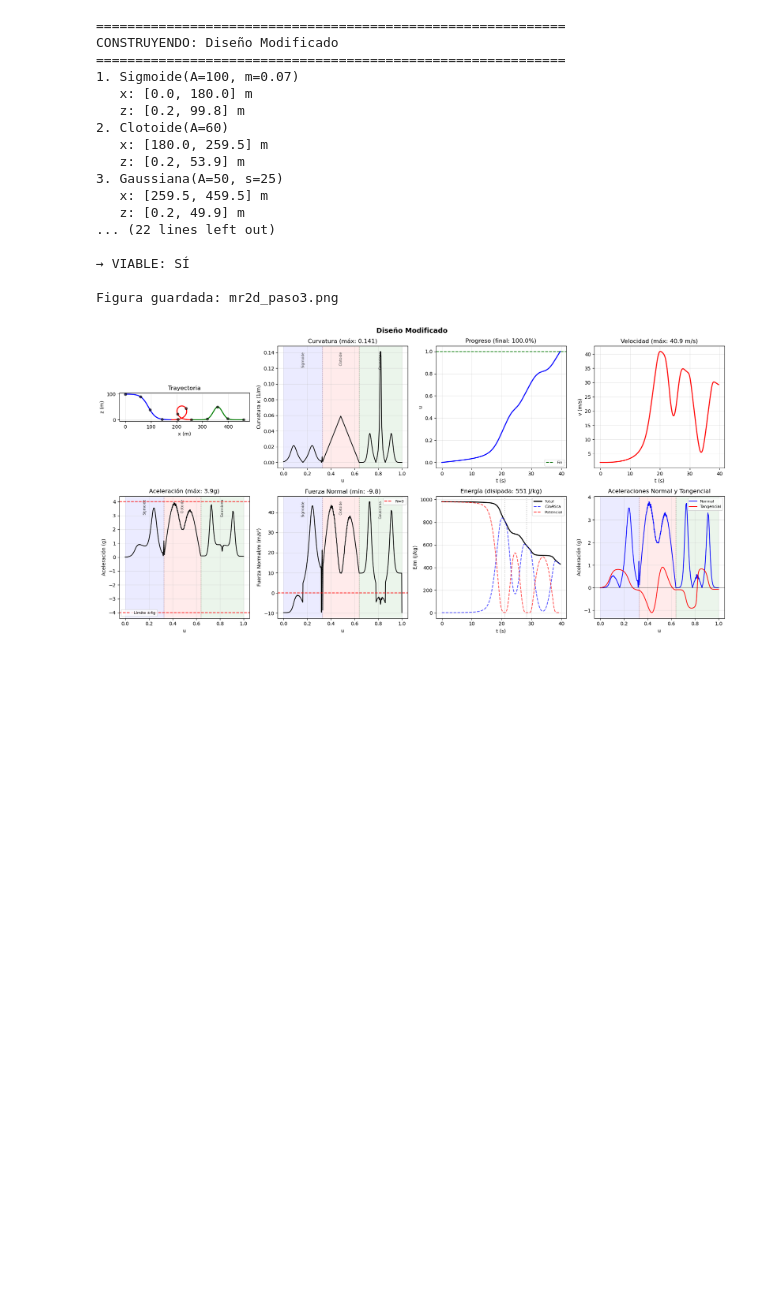
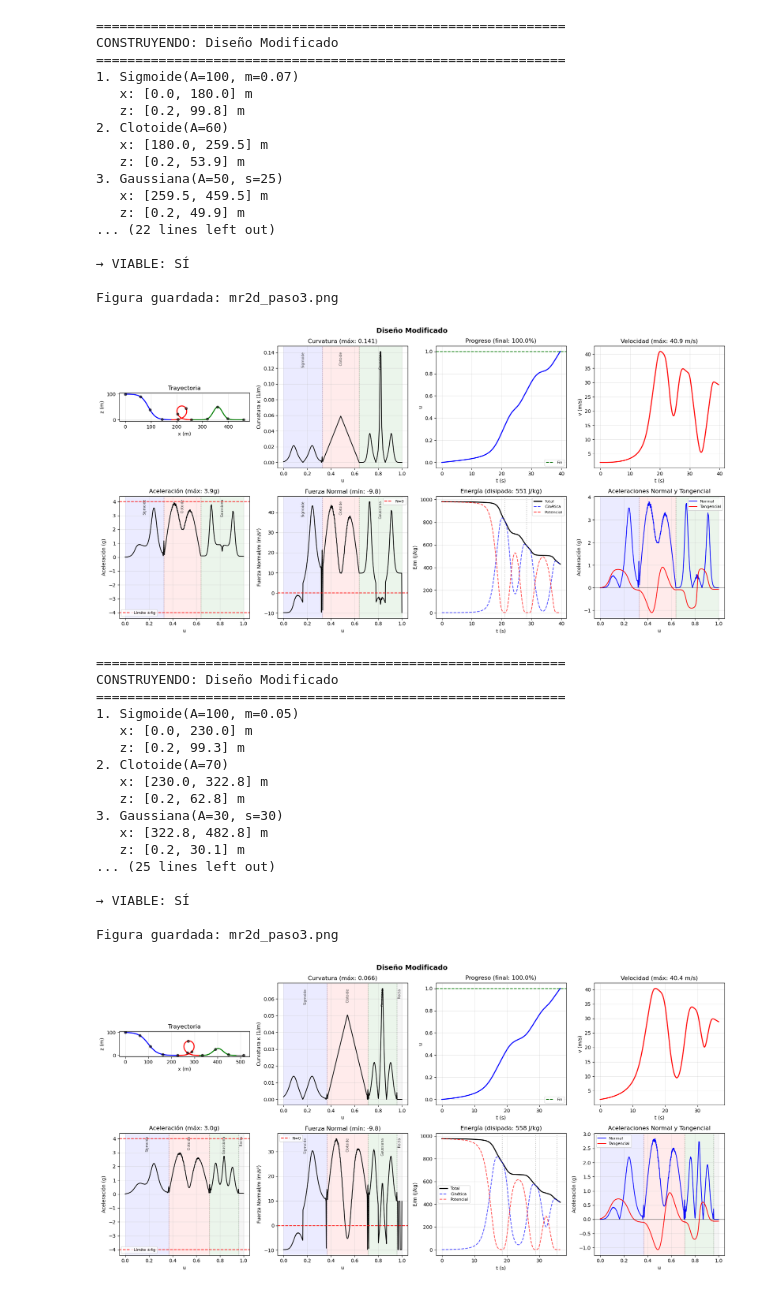
Before and after one commit to inniyah/JupyterTests, a Jupyter notebook: work/Montaña Rusa.ipynb, the cells around one changed output. Drawn from its saved outputs; the diff is of its cells as text; code cells hidden in the pictures; blank space fills up the shorter version.

Commit message:
Montaña Rusa completa

```diff
--- a/work/Montaña Rusa.ipynb
+++ b/work/Montaña Rusa.ipynb
@@ -373,7 +373,7 @@ def crear_montaña_rusa_pdf():
     ]
 
     # Construir la montaña rusa
-    mr = MontañaRusa2D("Montaña Rusa 2D - Diseño del PDF")
+    mr = MontañaRusa2D("Montaña Rusa 2D - Diseño Original")
 
     for seg in segmentos:
         mr.agregar_segmento(seg)
@@ -1675,3 +1697,44 @@ CONSTRUYENDO: Diseño Modificado
 
 Figura guardada: mr2d_paso3.png
 [figure]
+# %%
+mr = MontañaRusa2D("Diseño Modificado")
+
+mr.agregar(Sigmoide(A=100, m=0.05, u_min=-100, u_max=130))
+mr.agregar(Clotoide(A=70))              # Loop
+mr.agregar(Gaussiana(A=30, s=30, u_min=-80, u_max=80))       # Colina
+mr.agregar(Recta(longitud=30))          # Tramo final
+
+#mr.agregar(Sigmoide(A=100, m=0.07, u_min=-90, u_max=90))
+#mr.agregar(Clotoide(A=60))
+##mr.agregar(Sigmoide(A=10, m=-0.07, u_min=-90, u_max=90))
+#mr.agregar(Gaussiana(A=50, s=25, u_min=-100, u_max=100))
+
+mr.construir()
+
+
+params = ParametrosFisicos()  # Valores del PDF
+
+sim = Simulador(mr, params)
+sim.simular(metodo='DOP853')
+sim.visualizar()
+plt.show()
+# %% [output]
+============================================================
+CONSTRUYENDO: Diseño Modificado
+============================================================
+1. Sigmoide(A=100, m=0.05)
+   x: [0.0, 230.0] m
+   z: [0.2, 99.3] m
+2. Clotoide(A=70)
+   x: [230.0, 322.8] m
+   z: [0.2, 62.8] m
+3. Gaussiana(A=30, s=30)
+   x: [322.8, 482.8] m
+   z: [0.2, 30.1] m
+... (25 lines left out)
+
+→ VIABLE: SÍ
+
+Figura guardada: mr2d_paso3.png
+[figure, added]
```
Also changed, not shown: parts of 3 cells of this notebook, 1 other file.
